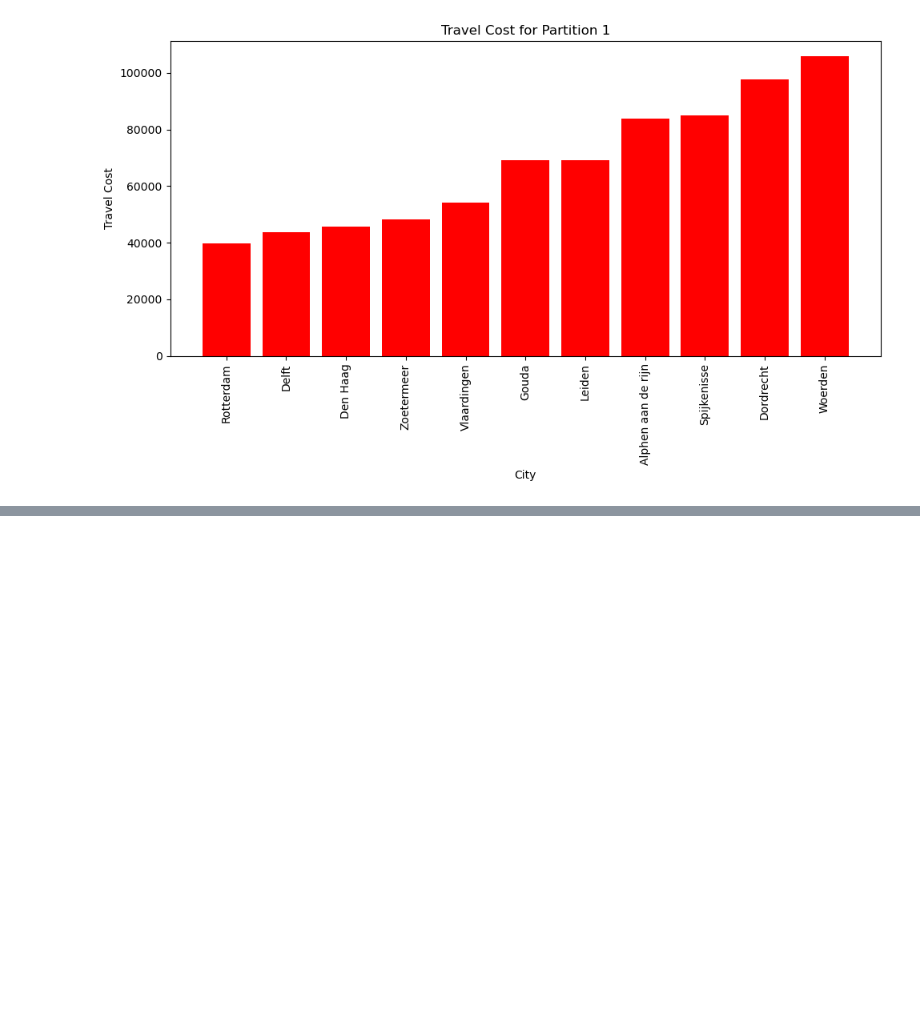
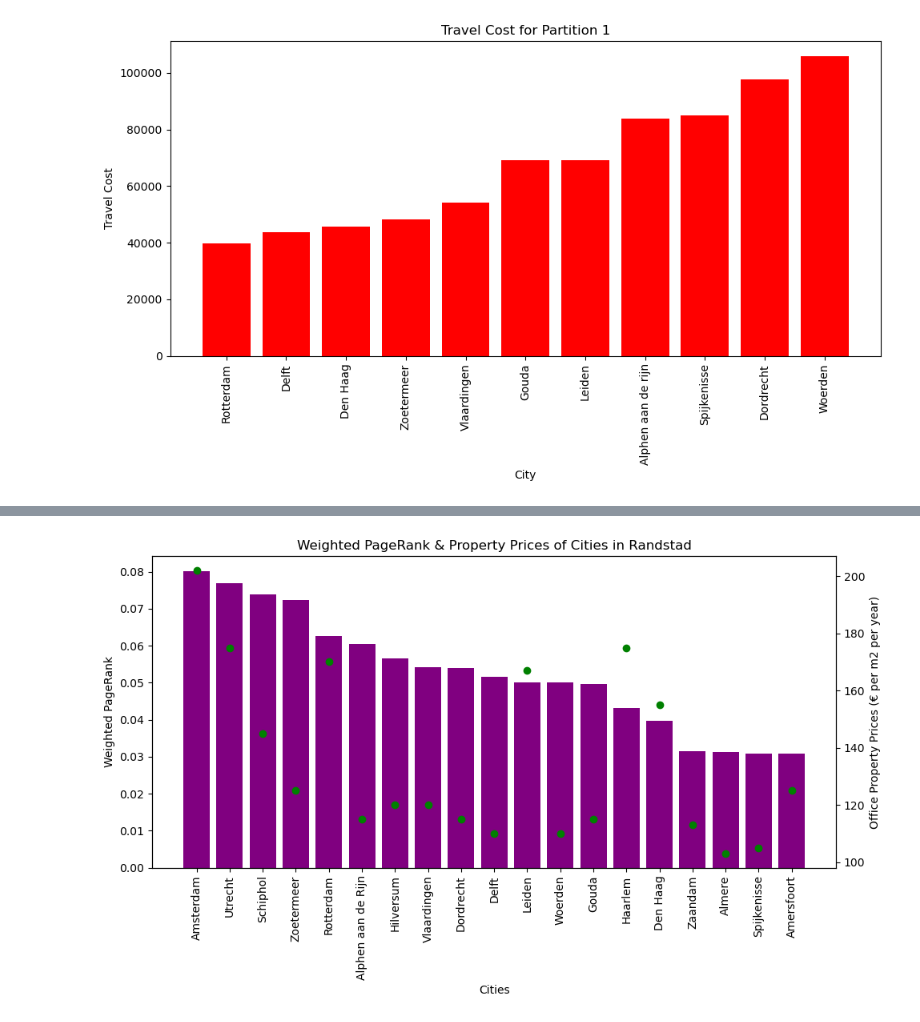
Before and after one commit to ElizeBr/Networked-Systems-Group-Assignment, a Jupyter notebook: Randstad.ipynb, the cells around one changed output, grey strips where cells are left out. Saved outputs shown, nothing was run; the diff lists cells and outputs as text; code cells hidden in the pictures; blank space fills up the shorter version.

```diff
--- a/Randstad.ipynb
+++ b/Randstad.ipynb
@@ -889,0 +914,27 @@ plt.show()
+# %%
+import matplotlib.pyplot as plt
+
+# Plot the values in a bar chart
+plt.figure(figsize=(10, 6))
+plt.bar(pagerank_sorted.keys(), pagerank_sorted.values(), color='purple')
+plt.xticks(rotation=90)
+plt.title("Weighted PageRank & Property Prices of Cities in Randstad")
+plt.xlabel("Cities")
+plt.ylabel("Weighted PageRank")
+plt.xticks(rotation=90)
+
+# Added code to plot the office prices
+cities = ['Amsterdam', 'Utrecht', 'Schiphol', 'Zoetermeer', 'Rotterdam', 'Alphen aan de Rijn', 'Hilversum', 'Vlaardingen',
+          'Dordrecht', 'Delft', 'Leiden', 'Woerden', 'Gouda', 'Haarlem', 'Den Haag', 'Zaandam', 'Almere',
+          'Spijkenisse', 'Amersfoort']
+prices = [202, 175, 145, 125, 170, 115, 120, 120, 115, 110, 167, 110, 115, 175, 155, 113, 103, 105, 125]
+office_prices = dict(zip(cities, prices))
+
+plt.twinx()
+plt.plot(office_prices.keys(), office_prices.values(), color='green', marker='o', label='Office Property Prices',
+         linestyle='')
+plt.ylabel('Office Property Prices (€ per m2 per year)')
+
+plt.tight_layout()
+# %% [output]
+[figure, added]
```
Also changed, not shown: parts of 8 cells of this notebook.
